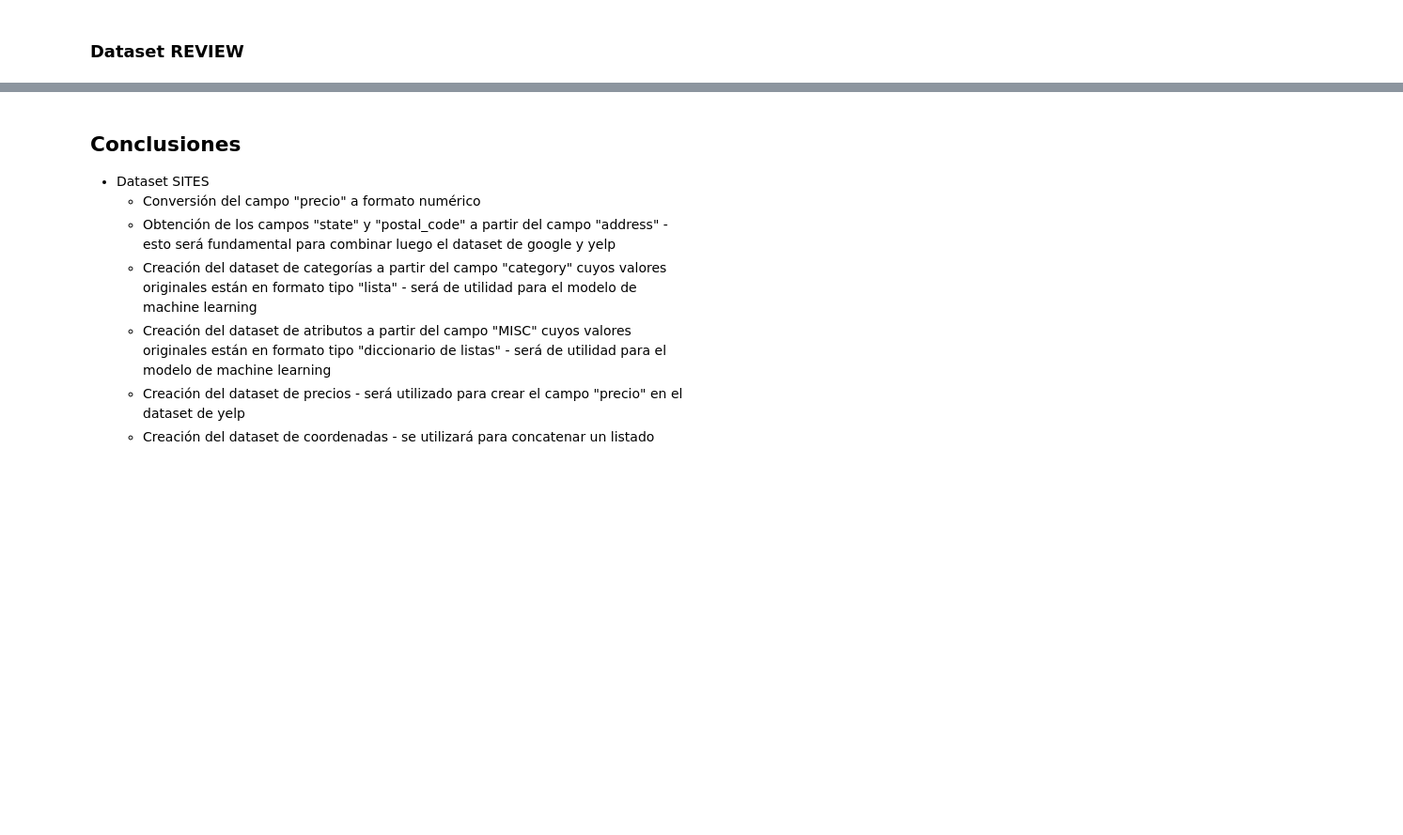
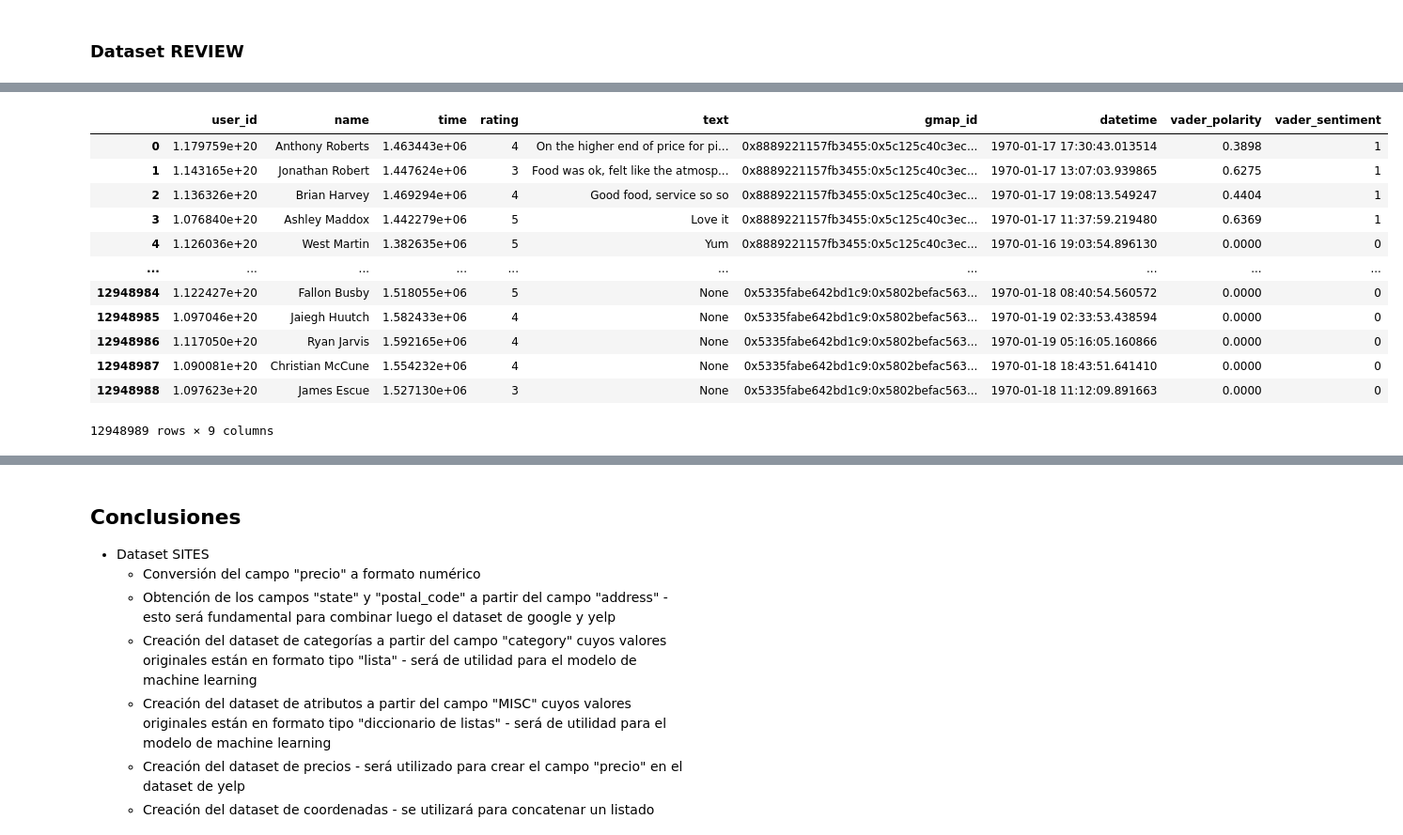
Before and after one commit to DaAnMaGi/DS_ProjectFinal_Copia, a Jupyter notebook: Exploración/EDA_final.ipynb, the cells around one changed output, grey strips where cells are left out. Shown at 94% size. Drawn from its saved outputs; the diff is of its cells as text; code cells hidden in the pictures; blank space fills up the shorter version.

Commit message:
Cambios generales proceso de eda y pruebas de datos

```diff
--- a/Exploración/EDA_final.ipynb
+++ b/Exploración/EDA_final.ipynb
@@ -170,0 +468,12 @@ dfg_attributes.head()
+# %%
+# Se obtiene un dataframe con los datos normalizados de "MISC"
+x = pd.json_normalize(dfg_misc["MISC"])
+
+#Se concatenan los dos dataframes.
+dfg_misc = pd.concat([dfg_misc.reset_index(drop=True), x.reset_index(drop=True)], axis=1)
+
+# Se elimina la columna "MISC"
+dfg_misc.drop(columns=["MISC"],inplace=True)
+
+# Se visualiza el resultado.
+dfg_misc.head(5)
@@ -244,0 +794,3 @@ dfg_reviews.sample(2)
+# %%
+dfg_reviews = pd.read_parquet("../Data/Google/reviews-estados-parquet/dfg_reviews_preprocesados.parquet")
+dfg_reviews.head()
@@ -245,10 +806,7 @@ dfg_reviews.sample(2)
 # %%
-dfg_reviews_usa = dfg_reviews
-
-# Adecuacion de campos
-dfg_reviews_usa['time'] = dfg_reviews_usa['time'].astype(int)
 dfg_reviews_usa['time'] = dfg_reviews_usa['time'] / 1000
 
 # Convertir la marca de tiempo a un objeto de fecha y hora
 dfg_reviews_usa['datetime'] = dfg_reviews_usa['time'].apply(lambda x: datetime.fromtimestamp(x))
-dfg_reviews_usa = dfg_reviews_usa[['user_id', 'gmap_id', 'state', 'datetime', 'rating', 'vader_polarity', 'vader_sentiment']]
+
+dfg_reviews_usa.head()
@@ -254,0 +820,33 @@ dfg_reviews_usa = dfg_reviews_usa[['user_id', 'gmap_id', 'state', 'datetime', 'r
+# %%
+dfg_reviews_sent = dfg_reviews_usa
+
+# Análisis de sentimientos con VADER
+analyzer = SentimentIntensityAnalyzer()
+
+# Aplicar análisis de sentimientos, manejando valores nulos
+dfg_reviews_sent['vader_polarity'] = dfg_reviews_sent['text'].apply(
+    lambda text: analyzer.polarity_scores(text)['compound'] if pd.notnull(text) else 0
+)
+
+# Clasificar sentimientos según la polaridad
+dfg_reviews_sent['vader_sentiment'] = pd.cut(
+    dfg_reviews_sent['vader_polarity'],
+    bins=[-float('inf'), -0.001, 0.0, float('inf')],
+    labels=[-1, 0, 1]
+)
+
+dfg_reviews_sent.head()
+# %% [output]
+|  | user_id | name | time | rating | text | gmap_id | datetime | vader_polarity | vader_sentiment |
+| 0 | 1.179759e+20 | Anthony Roberts | 1.463443e+06 | 4 | On the higher end of price for pi... | 0x8889221157fb3455:0x5c125c40c3ec... | 1970-01-17 17:30:43.013514 | 0.3898 | 1 |
+| 1 | 1.143165e+20 | Jonathan Robert | 1.447624e+06 | 3 | Food was ok, felt like the atmosp... | 0x8889221157fb3455:0x5c125c40c3ec... | 1970-01-17 13:07:03.939865 | 0.6275 | 1 |
+| 2 | 1.136326e+20 | Brian Harvey | 1.469294e+06 | 4 | Good food, service so so | 0x8889221157fb3455:0x5c125c40c3ec... | 1970-01-17 19:08:13.549247 | 0.4404 | 1 |
+| 3 | 1.076840e+20 | Ashley Maddox | 1.442279e+06 | 5 | Love it | 0x8889221157fb3455:0x5c125c40c3ec... | 1970-01-17 11:37:59.219480 | 0.6369 | 1 |
+| 4 | 1.126036e+20 | West Martin | 1.382635e+06 | 5 | Yum | 0x8889221157fb3455:0x5c125c40c3ec... | 1970-01-16 19:03:54.896130 | 0.0000 | 0 |
+| ... | ... | ... | ... | ... | ... | ... | ... | ... | ... |
+| 12948984 | 1.122427e+20 | Fallon Busby | 1.518055e+06 | 5 | None | 0x5335fabe642bd1c9:0x5802befac563... | 1970-01-18 08:40:54.560572 | 0.0000 | 0 |
+| 12948985 | 1.097046e+20 | Jaiegh Huutch | 1.582433e+06 | 4 | None | 0x5335fabe642bd1c9:0x5802befac563... | 1970-01-19 02:33:53.438594 | 0.0000 | 0 |
+| 12948986 | 1.117050e+20 | Ryan Jarvis | 1.592165e+06 | 4 | None | 0x5335fabe642bd1c9:0x5802befac563... | 1970-01-19 05:16:05.160866 | 0.0000 | 0 |
+| 12948987 | 1.090081e+20 | Christian McCune | 1.554232e+06 | 4 | None | 0x5335fabe642bd1c9:0x5802befac563... | 1970-01-18 18:43:51.641410 | 0.0000 | 0 |
+| 12948988 | 1.097623e+20 | James Escue | 1.527130e+06 | 3 | None | 0x5335fabe642bd1c9:0x5802befac563... | 1970-01-18 11:12:09.891663 | 0.0000 | 0 |
+12948989 rows × 9 columns
```
Also changed, not shown: parts of 62 cells of this notebook, 7 other files.
